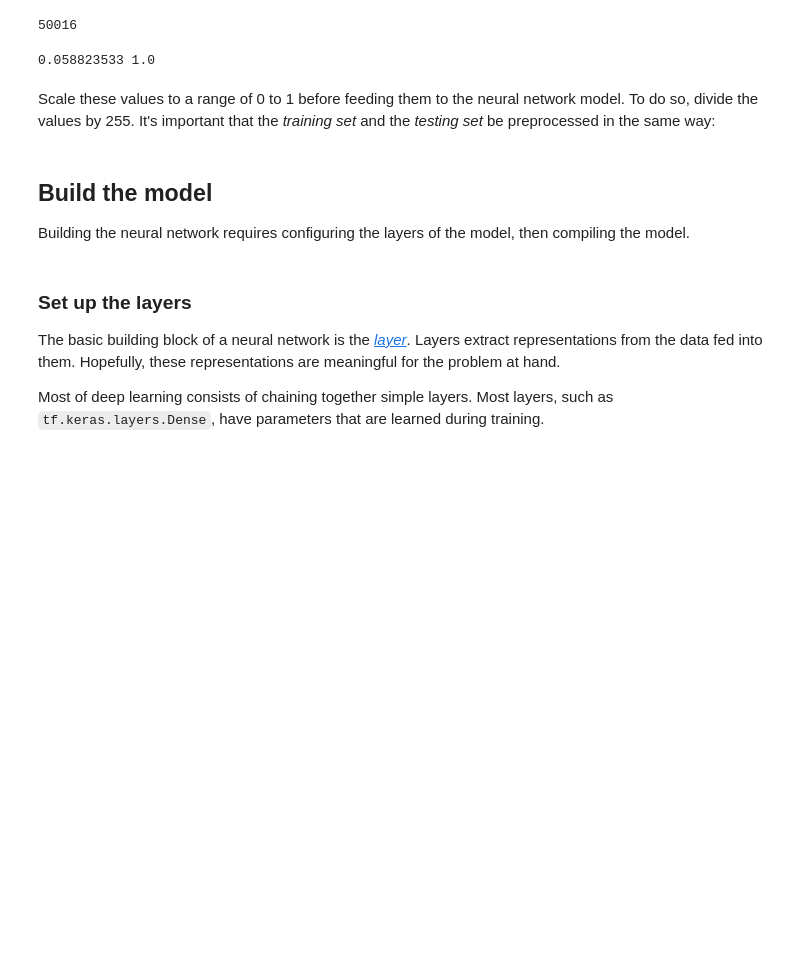
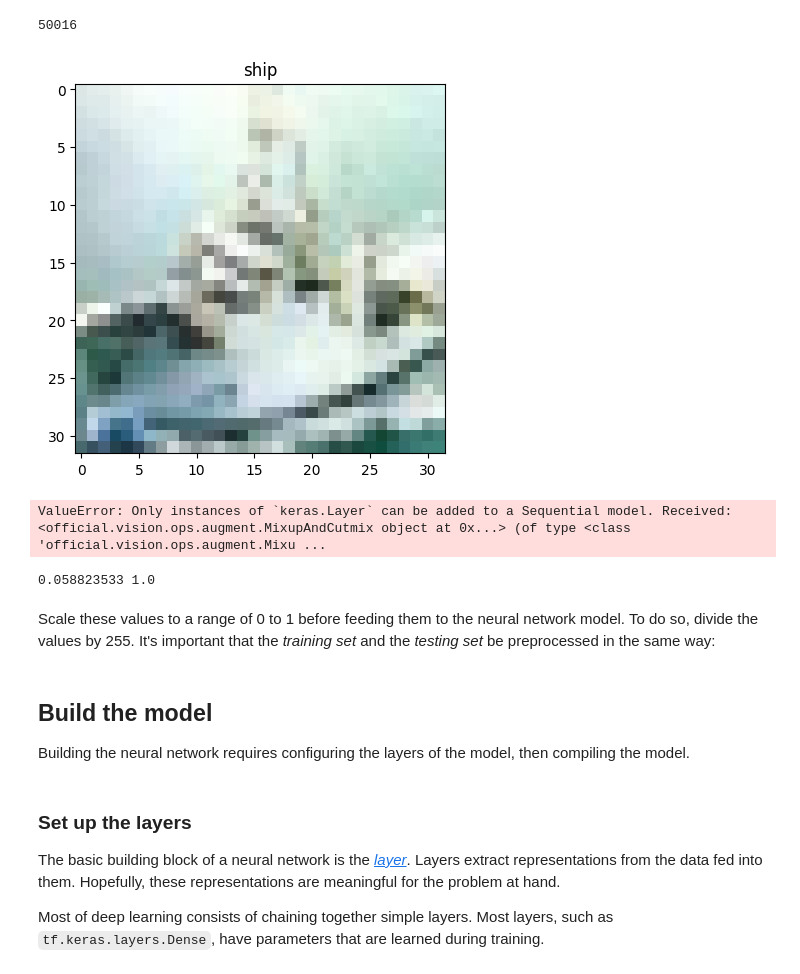
Before and after one commit to alon1samuel/various_classifications, a Jupyter notebook: classify_local_cifar.ipynb, the cells around one changed output. Saved outputs shown, nothing was run; the diff lists cells and outputs as text; code cells hidden in the pictures; blank space fills up the shorter version.

Commit message:
draft adding augmentation and debugging

```diff
--- a/classify_local_cifar.ipynb
+++ b/classify_local_cifar.ipynb
@@ -97,0 +99,54 @@ class_names = [
+# %%
+
+images, labels = next(iter(train_ds))
+_ = plt.imshow(tf.cast(images[0], tf.uint8))
+_ = plt.title(class_names[labels[0]])
+# %% [output]
+[figure, added]
+# %%
+import tensorflow_models as tfm
+
+batch_size = 32
+
+IMG_SIZE = 256
+buffer_size = 10000
+
+# implementing data augmentations like in ConvNext - Mixup, cutmix, RandAugment & RandomErasing
+# papers params
+mixup_param = 0.8
+cutmix_param = 1.0
+random_erasing = 0.25
+rand_aug = (9, 0.5)
+
+def resize_and_rescale(image, label):
+  image = tf.cast(image, tf.float32)
+  image = tf.image.resize(image, [IMG_SIZE, IMG_SIZE])
+  image = (image / 255.0)
+  return image, label
+
+data_augmentation = tf.keras.Sequential([
+  tfm.vision.augment.MixupAndCutmix(
+    num_classes=num_classes,
+    mixup_alpha=mixup_param,
+    cutmix_alpha=cutmix_param,
+  ),
+  tfm.vision.augment.RandAugment(
+    magnitude=9,
+    magnitude_std=0.5
+  ),
+  tfm.vision.augment.RandomErasing(),
+])
+
+def prepare_ds(ds, shuffle=False, augment=False):
+  # Resize and rescale all datasets.
+
+  if shuffle:
+    ds = ds.shuffle(buffer_size)
+
+  # Use data augmentation only on the training set.
+  if augment:
+    ds = ds.map(lambda x, y: (data_augmentation(x, training=True), y))
+
+  return ds
+# %% [output]
+ValueError: Only instances of `keras.Layer` can be added to a Sequential model. Received: <official.vision.ops.augment.MixupAndCutmix object at 0x...> (of type <class 'official.vision.ops.augment.Mixu ...
```
Also changed, not shown: parts of 8 cells of this notebook.
